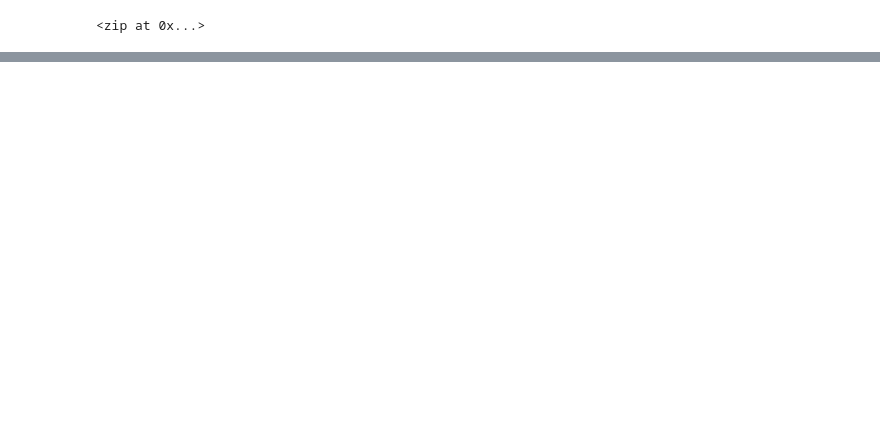
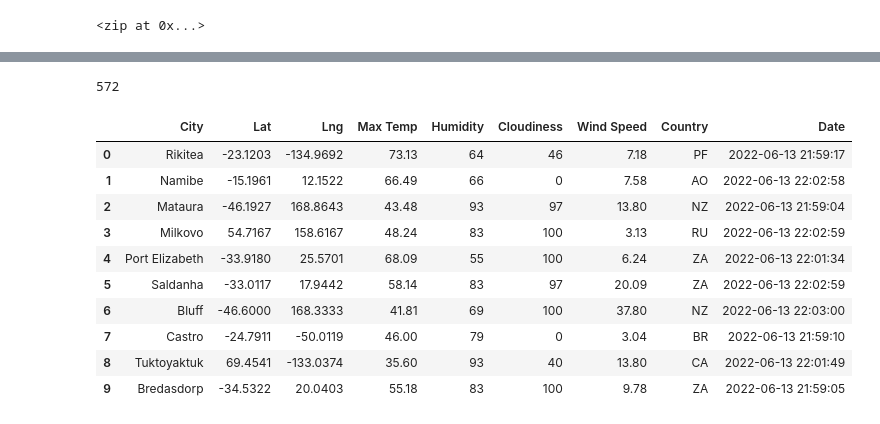
Before and after one commit to gonampe15/World_Weather_Analysis, a Jupyter notebook: WeatherPy.ipynb, the cells around one changed output, grey strips where cells are left out. Cells and saved outputs as stored; diff of their text form; code cells hidden in the pictures; blank space fills up the shorter version.

```diff
--- a/WeatherPy.ipynb
+++ b/WeatherPy.ipynb
@@ -32,0 +39,3 @@ len(cities)
+# %%
+# Starting URL for Weather Map API Call.
+url = "http://api.openweathermap.org/data/2.5/weather?units=Imperial&APPID=" + weather_api_key
@@ -32,0 +126,20 @@ len(cities)
+# %%
+len(city_data)
+# %% [output]
+572
+# %%
+# Convert the array of dictionaries to a Pandas DataFrame.
+city_data_df = pd.DataFrame(city_data)
+city_data_df.head(10)
+# %% [output]
+|  | City | Lat | Lng | Max Temp | Humidity | Cloudiness | Wind Speed | Country | Date |
+| 0 | Rikitea | -23.1203 | -134.9692 | 73.13 | 64 | 46 | 7.18 | PF | 2022-06-13 21:59:17 |
+| 1 | Namibe | -15.1961 | 12.1522 | 66.49 | 66 | 0 | 7.58 | AO | 2022-06-13 22:02:58 |
+| 2 | Mataura | -46.1927 | 168.8643 | 43.48 | 93 | 97 | 13.80 | NZ | 2022-06-13 21:59:04 |
+| 3 | Milkovo | 54.7167 | 158.6167 | 48.24 | 83 | 100 | 3.13 | RU | 2022-06-13 22:02:59 |
+| 4 | Port Elizabeth | -33.9180 | 25.5701 | 68.09 | 55 | 100 | 6.24 | ZA | 2022-06-13 22:01:34 |
+| 5 | Saldanha | -33.0117 | 17.9442 | 58.14 | 83 | 97 | 20.09 | ZA | 2022-06-13 22:02:59 |
+| 6 | Bluff | -46.6000 | 168.3333 | 41.81 | 69 | 100 | 37.80 | NZ | 2022-06-13 22:03:00 |
+| 7 | Castro | -24.7911 | -50.0119 | 46.00 | 79 | 0 | 3.04 | BR | 2022-06-13 21:59:10 |
+| 8 | Tuktoyaktuk | 69.4541 | -133.0374 | 35.60 | 93 | 40 | 13.80 | CA | 2022-06-13 22:01:49 |
+| 9 | Bredasdorp | -34.5322 | 20.0403 | 55.18 | 83 | 100 | 9.78 | ZA | 2022-06-13 21:59:05 |
```
Also changed, not shown: parts of 8 cells of this notebook, 4 other files.
